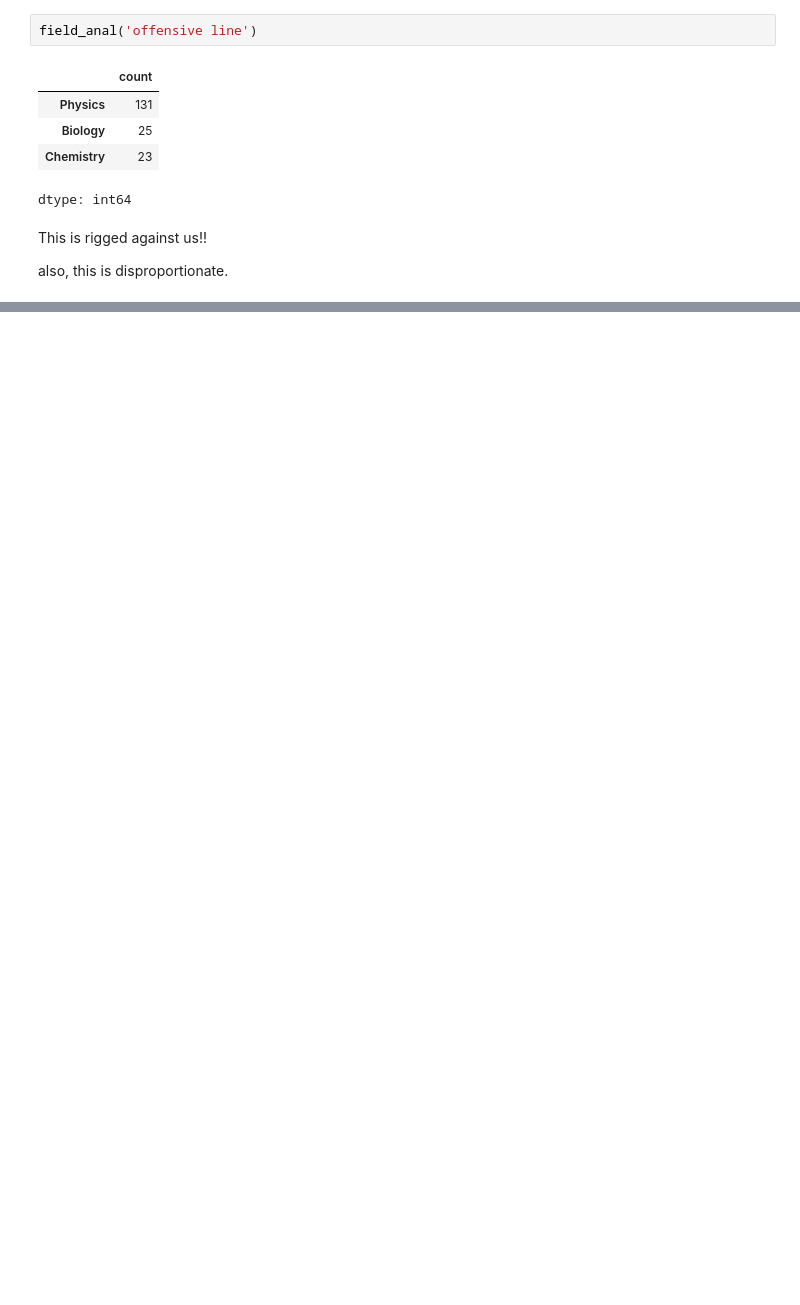
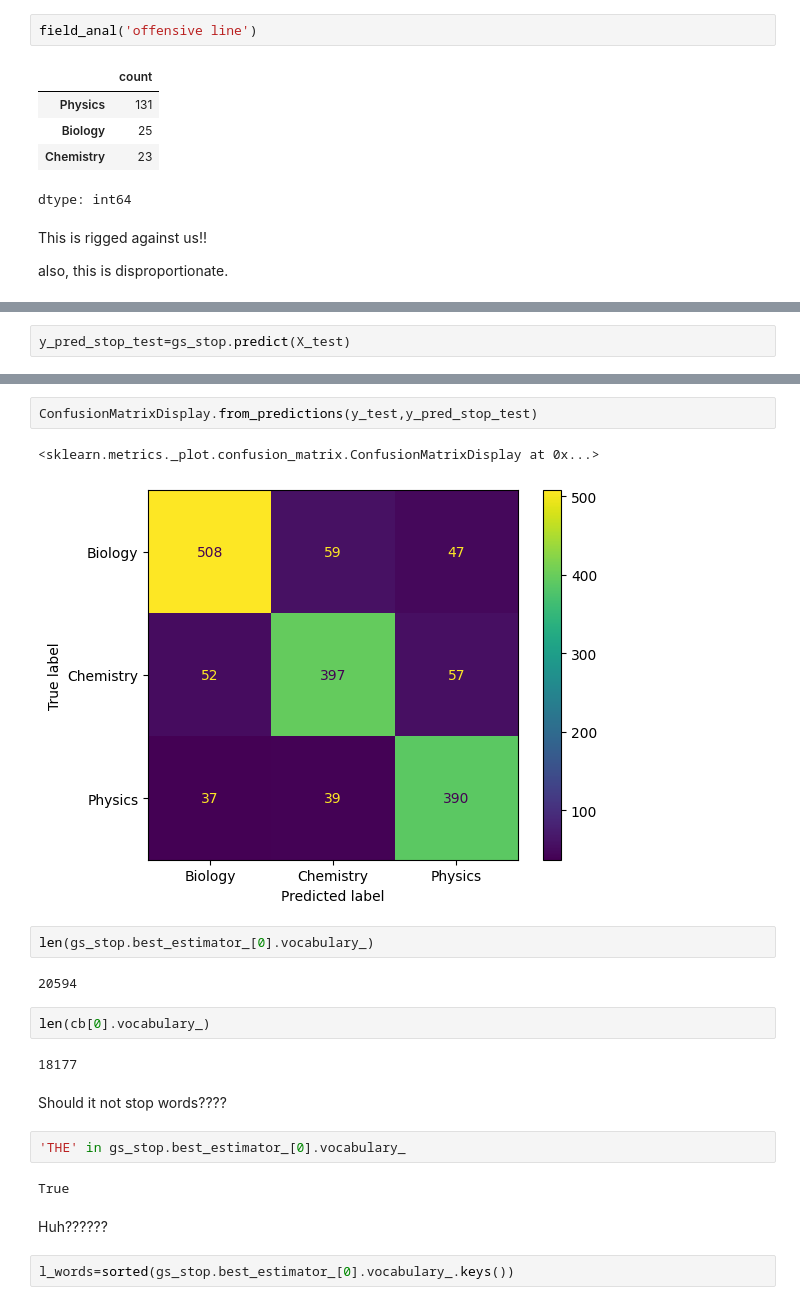
Before and after one commit to I-am-Sakthivel/phy_chem_bio, a Jupyter notebook: phy_chem_bio.ipynb, the cells around one changed output, grey strips where cells are left out. Saved outputs shown, nothing was run; the diff lists cells and outputs as text; blank space fills up the shorter version.

```diff
--- a/phy_chem_bio.ipynb
+++ b/phy_chem_bio.ipynb
@@ -639,0 +746,2 @@ Before this, let's filter these 2-3 word responses.
+# %%
+y_pred_stop_test=gs_stop.predict(X_test)
@@ -639,0 +765,23 @@ Before this, let's filter these 2-3 word responses.
+# %%
+ConfusionMatrixDisplay.from_predictions(y_test,y_pred_stop_test)
+# %% [output]
+<sklearn.metrics._plot.confusion_matrix.ConfusionMatrixDisplay at 0x...>
+[figure, added]
+# %%
+len(gs_stop.best_estimator_[0].vocabulary_)
+# %% [output]
+20594
+# %%
+len(cb[0].vocabulary_)
+# %% [output]
+18177
+# %% [markdown]
+Should it not stop words????
+# %%
+'THE' in gs_stop.best_estimator_[0].vocabulary_
+# %% [output]
+True
+# %% [markdown]
+Huh??????
+# %%
+l_words=sorted(gs_stop.best_estimator_[0].vocabulary_.keys())
```
Also changed, not shown: parts of 23 cells of this notebook.
